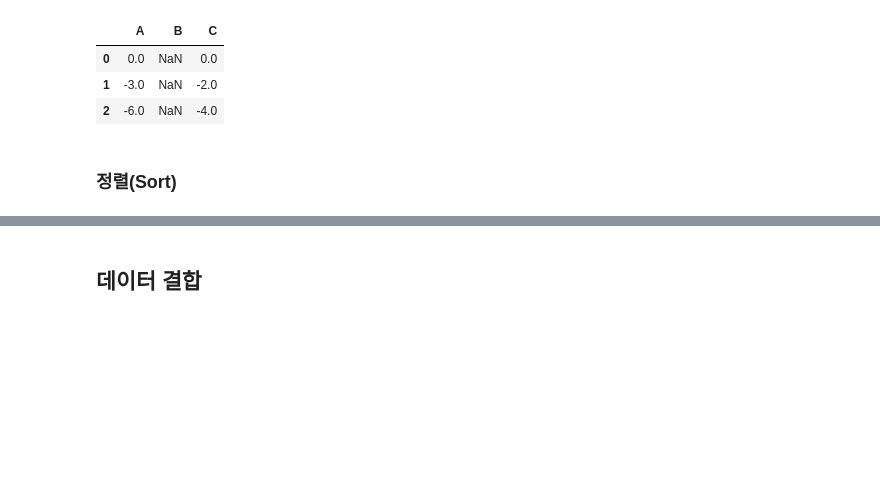
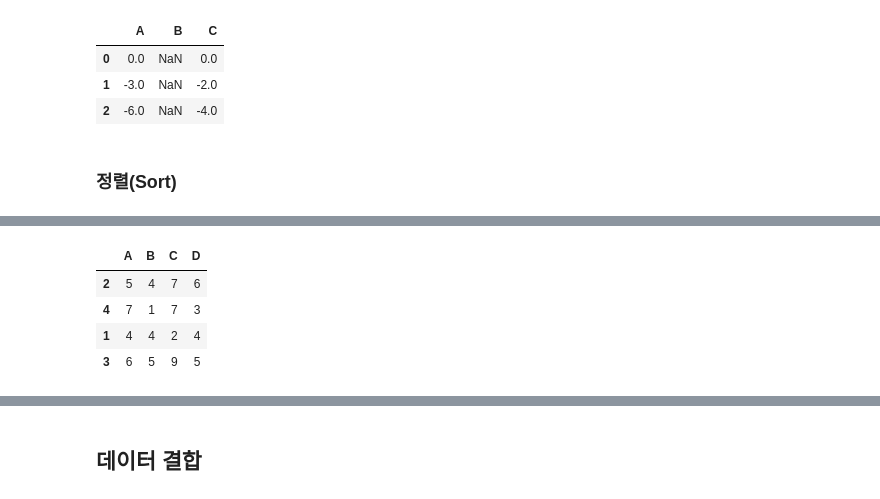
Before and after one commit to mkbahk/PandasLearning, a Jupyter notebook: _Pandas_한번에_제대로_배우기.ipynb, the cells around one changed output, grey strips where cells are left out. Drawn from its saved outputs; the diff is of its cells as text; code cells hidden in the pictures; blank space fills up the shorter version.

```diff
--- a/_Pandas_한번에_제대로_배우기.ipynb
+++ b/_Pandas_한번에_제대로_배우기.ipynb
@@ -1678,0 +1733,8 @@ df - row
+# %%
+df.sort_index(axis=1) #열 "B D A C"가 "A B C D"로 정렬딤
+# %% [output]
+|  | A | B | C | D |
+| 2 | 5 | 4 | 7 | 6 |
+| 4 | 7 | 1 | 7 | 3 |
+| 1 | 4 | 4 | 2 | 4 |
+| 3 | 6 | 5 | 9 | 5 |
```
Also changed, not shown: parts of 27 cells of this notebook.
